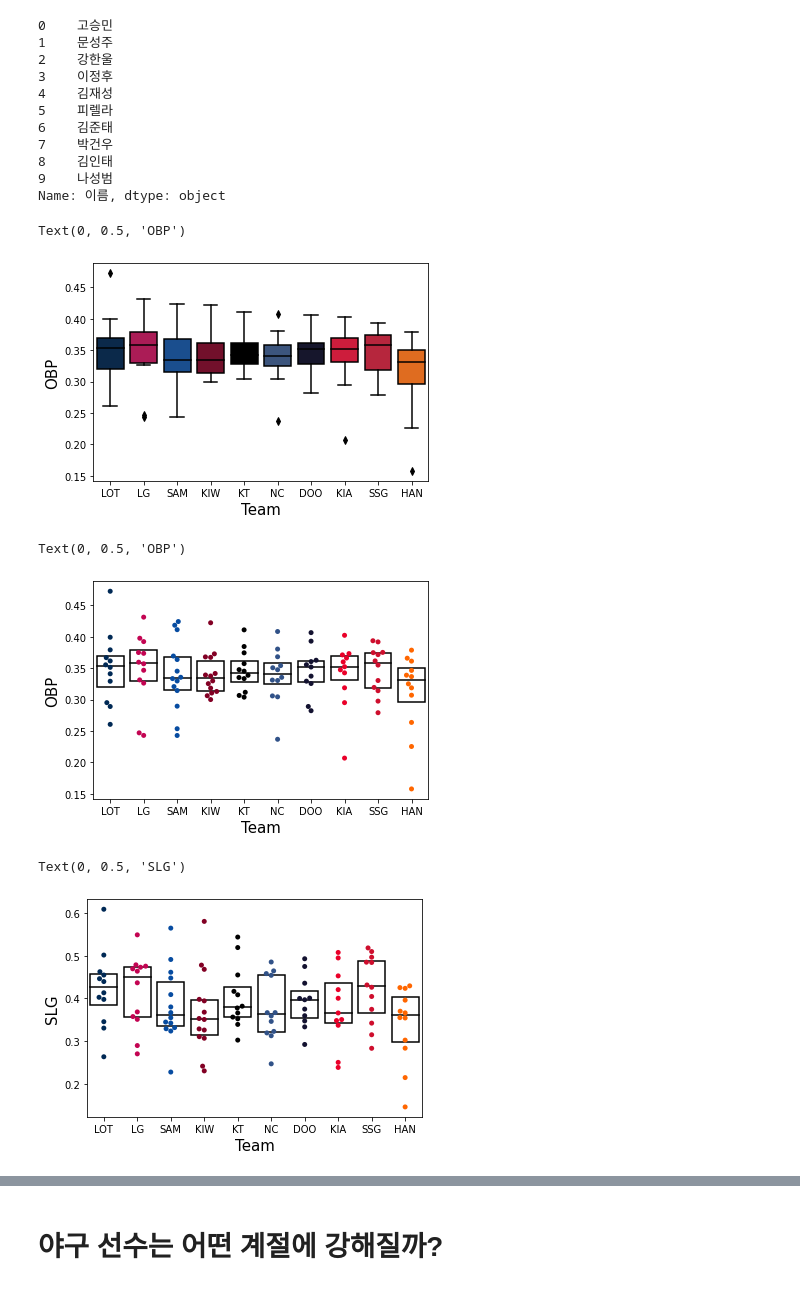
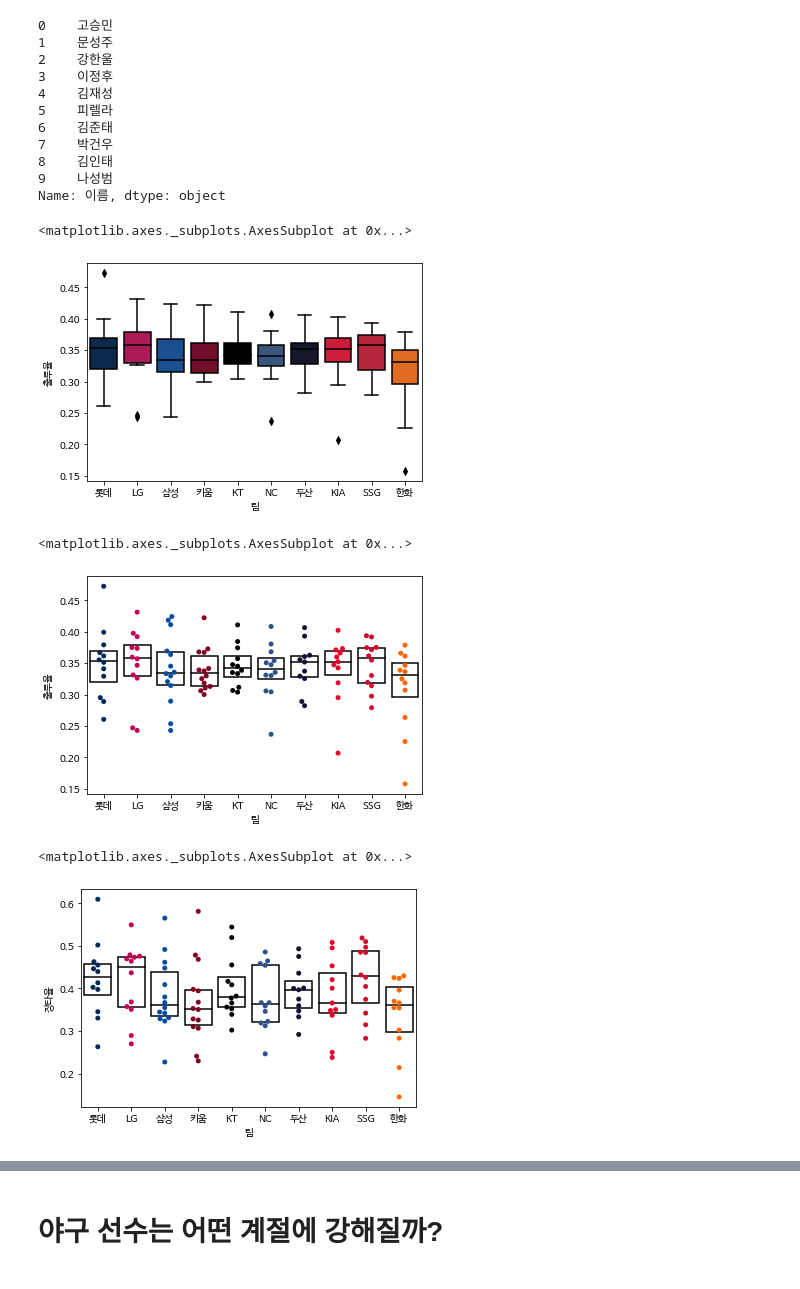
Before and after one commit to Hyeyum/baseball_data, a Jupyter notebook: 2022_kbo_analysis.ipynb, the cells around one changed output, grey strips where cells are left out. Cells and saved outputs as stored; diff of their text form; code cells hidden in the pictures.

```diff
--- a/2022_kbo_analysis.ipynb
+++ b/2022_kbo_analysis.ipynb
@@ -11,14 +36,14 @@ data = raw[columns_select]
 
 data = data.replace('22L', 'LG')
 data = data.replace('22S', 'SSG')
-data = data.replace('22삼', 'SAM')
-data = data.replace('22롯', 'LOT')
+data = data.replace('22삼', '삼성')
+data = data.replace('22롯', '롯데')
 data = data.replace('22N', 'NC')
 data = data.replace('22기', 'KIA')
 data = data.replace('22K', 'KT')
-data = data.replace('22키', 'KIW')
-data = data.replace('22두', 'DOO')
-data = data.replace('22한', 'HAN')
+data = data.replace('22키', '키움')
+data = data.replace('22두', '두산')
+data = data.replace('22한', '한화')
 
 data.head()
 # %% [output]
@@ -143,15 +168,14 @@ import platform
 import matplotlib.pyplot as plt
 import seaborn as sns
 
+plt.rc('font', family='NanumBarunGothic')
 matplotlib.rcParams['axes.unicode_minus'] = False
 
 customPalette = sns.set_palette(sns.color_palette(['#002955', '#C30452', '#074CA1', '#820024', '#000000', '#315288', '#131230', '#EA0029', '#CE0E2D', '#FF6600']))
 sns.boxplot(data = player_stat, x = '팀', y = '출루율')
-plt.xlabel('Team', fontsize=15)
-plt.ylabel('OBP', fontsize=15)
 # %% [output]
-Text(0, 0.5, 'OBP')
+<matplotlib.axes._subplots.AxesSubplot at 0x...>
-[figure, old version]
+[figure, new version]
 # %%
 #출루율
 
@@ -162,26 +186,22 @@ sns.boxplot(data = player_stat, x ='팀', y = '출루율',
             showfliers = False, #박스 범위 벗어난 아웃라이어 표시하지 않기
             boxprops = {'facecolor' : 'None'}, #박스 색상 지우기기
             )
-plt.xlabel('Team', fontsize=15)
-plt.ylabel('OBP', fontsize=15)
 # %% [output]
-Text(0, 0.5, 'OBP')
+<matplotlib.axes._subplots.AxesSubplot at 0x...>
-[figure, old version]
+[figure, new version]
 # %%
 #장타율
 
 sns.swarmplot(data = player_stat, x = '팀', y = '장타율')
 sns.boxplot(data = player_stat, x ='팀', y = '장타율',
             showcaps = False, #박스 상단 가로라인 보이지 않기
             whiskerprops = {'linewidth' : 0}, #박스 상단 세로 라인 보이지 않기
             showfliers = False, #박스 범위 벗어난 아웃라이어 표시하지 않기
             boxprops = {'facecolor' : 'None'}, #박스 색상 지우기기
             )
-plt.xlabel('Team', fontsize=15)
-plt.ylabel('SLG', fontsize=15)
 # %% [output]
-Text(0, 0.5, 'SLG')
+<matplotlib.axes._subplots.AxesSubplot at 0x...>
-[figure, old version]
+[figure, new version]
 # %%
 #OPS
 
```
Also changed, not shown: parts of 26 cells of this notebook.
